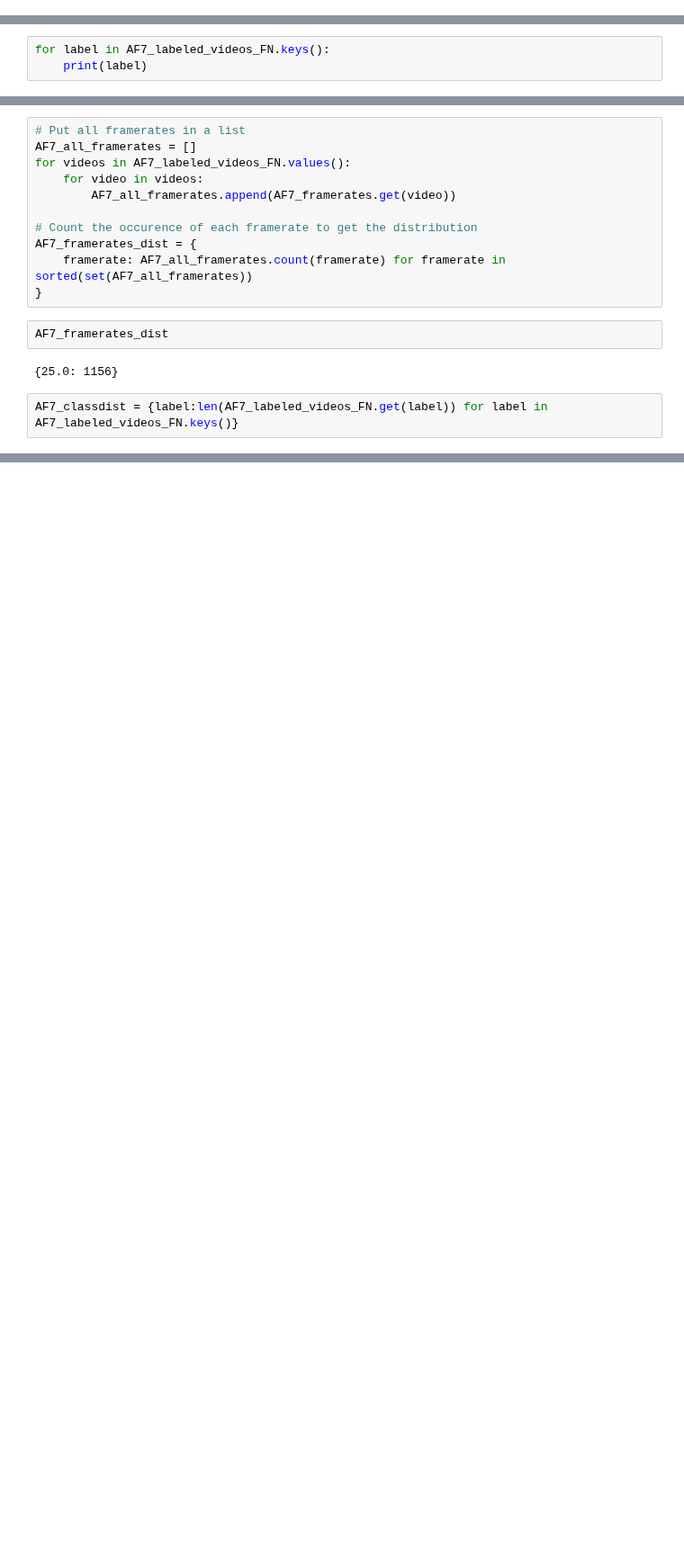
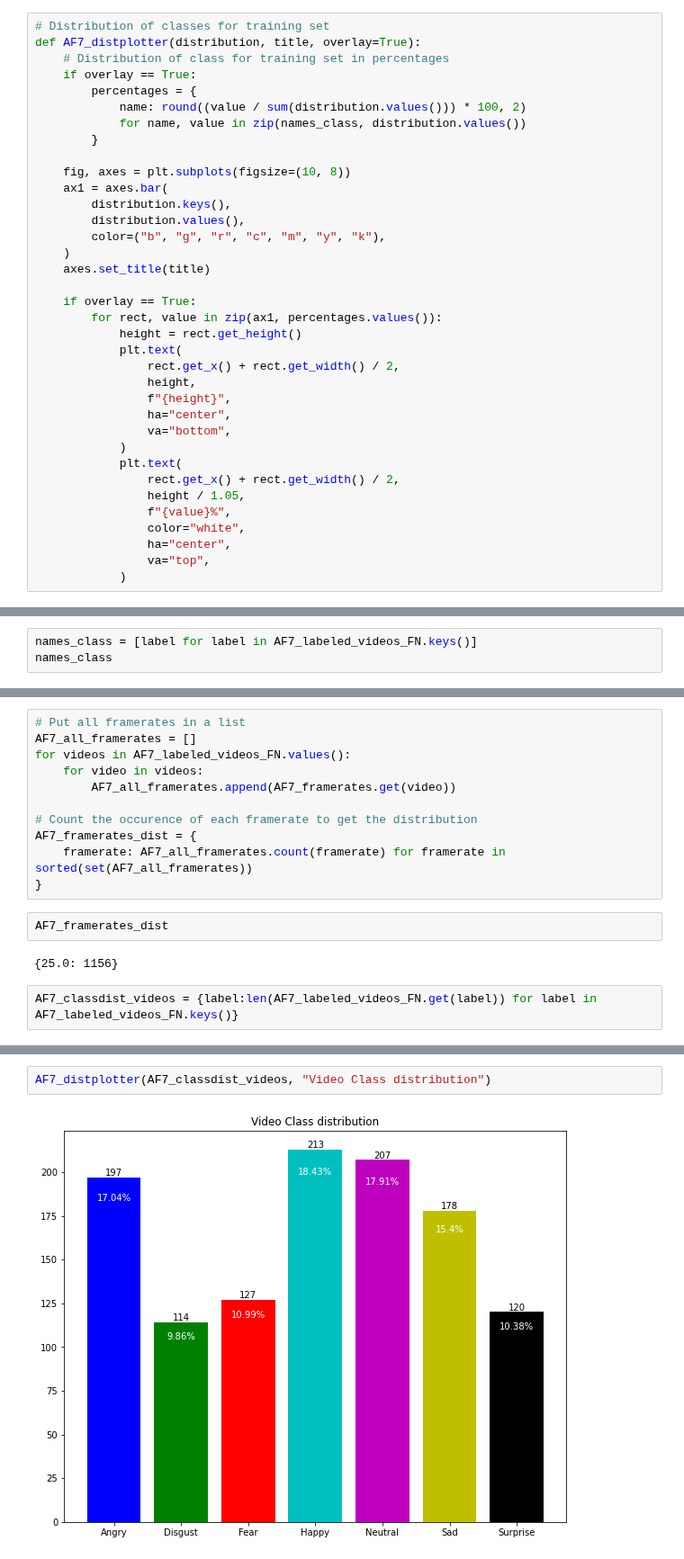
Before and after one commit to ion-elgreco/thesis-FER, a Jupyter notebook: EDA_AF7.ipynb, the cells around one changed output, grey strips where cells are left out. Shown at 90% size. Saved outputs shown, nothing was run; the diff lists cells and outputs as text; blank space fills up the shorter version.

Commit message:
Added frame distribution plot

```diff
--- a/EDA_AF7.ipynb
+++ b/EDA_AF7.ipynb
@@ -14,6 +14,42 @@ from os.path import splitext
 from os.path import join
 
 %matplotlib inline
+# %%
+# Distribution of classes for training set
+def AF7_distplotter(distribution, title, overlay=True):
+    # Distribution of class for training set in percentages
+    if overlay == True:
+        percentages = {
+            name: round((value / sum(distribution.values())) * 100, 2)
+            for name, value in zip(names_class, distribution.values())
+        }
+
+    fig, axes = plt.subplots(figsize=(10, 8))
+    ax1 = axes.bar(
+        distribution.keys(),
+        distribution.values(),
+        color=("b", "g", "r", "c", "m", "y", "k"),
+    )
+    axes.set_title(title)
+
+    if overlay == True:
+        for rect, value in zip(ax1, percentages.values()):
+            height = rect.get_height()
+            plt.text(
+                rect.get_x() + rect.get_width() / 2,
+                height,
+                f"{height}",
+                ha="center",
+                va="bottom",
+            )
+            plt.text(
+                rect.get_x() + rect.get_width() / 2,
+                height / 1.05,
+                f"{value}%",
+                color="white",
+                ha="center",
+                va="top",
+            )
 # %% [markdown]
 ## Explanation of different datasets
 The Aff-Wild2 dataset is used for training, validation and testing. While the AFEW 7.0 dataset is only used for testing.
@@ -106,6 +142,6 @@ The AFEW dataset only has the videoresolution:{'720x576'}
 # %% [markdown]
 ## Framerate of each video
 # %%
-for label in AF7_labeled_videos_FN.keys():
-    print(label)
+names_class = [label for label in AF7_labeled_videos_FN.keys()]
+names_class
 # %% [output]
@@ -146,4 +172,4 @@ AF7_framerates_dist
 # %% [output]
 {25.0: 1156}
 # %%
-AF7_classdist = {label:len(AF7_labeled_videos_FN.get(label)) for label in AF7_labeled_videos_FN.keys()}
+AF7_classdist_videos = {label:len(AF7_labeled_videos_FN.get(label)) for label in AF7_labeled_videos_FN.keys()}
@@ -159,0 +186,4 @@ AF7_classdist
+# %%
+AF7_distplotter(AF7_classdist_videos, "Video Class distribution")
+# %% [output]
+[figure, added]
```
Also changed, not shown: parts of 7 cells of this notebook.
